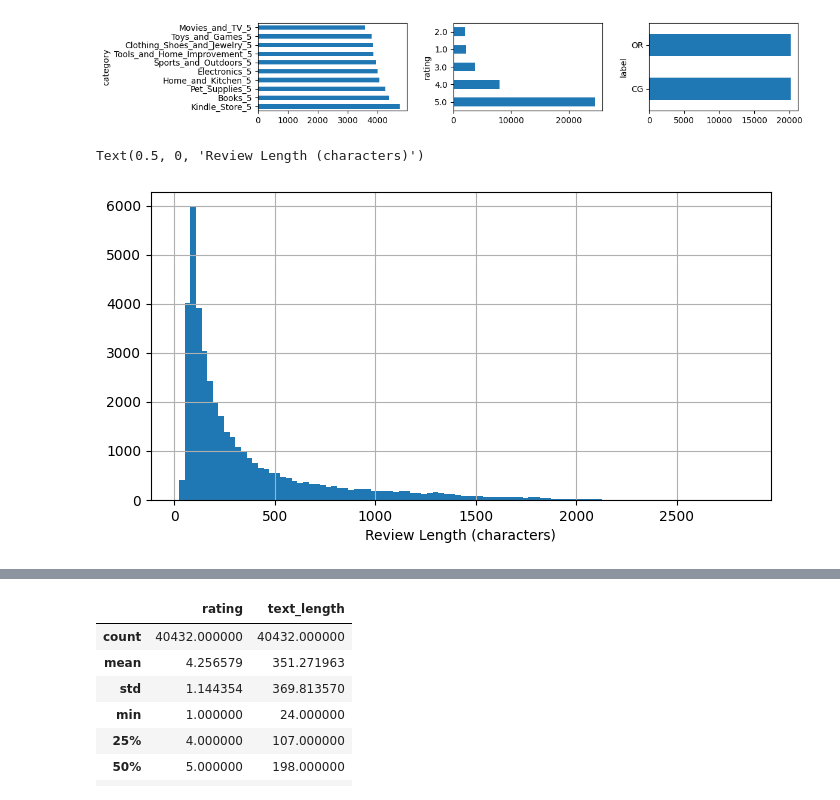
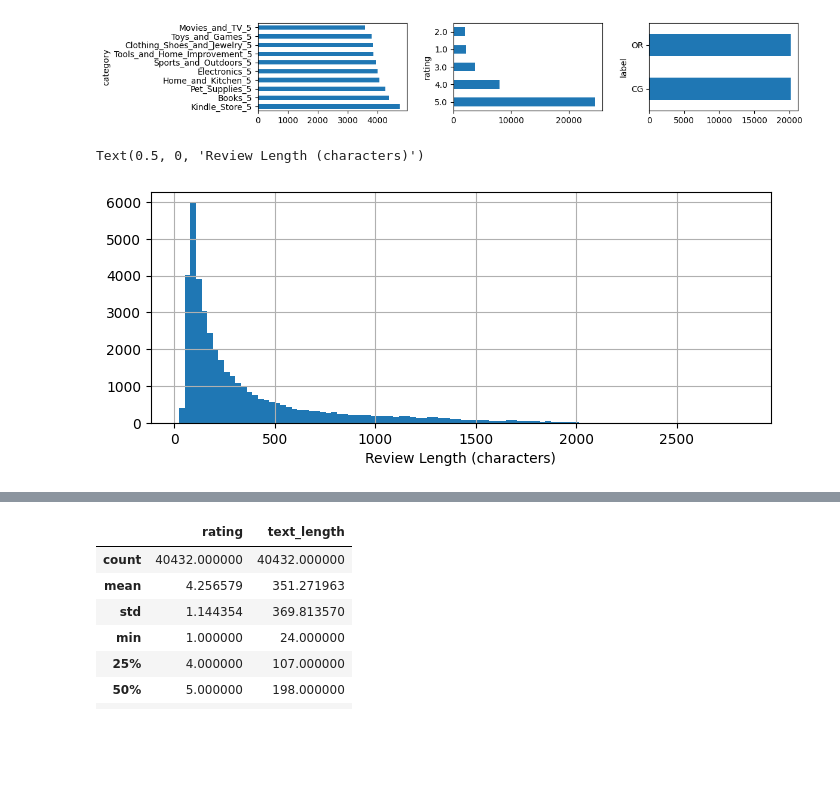
Before and after one commit to quickSilverShanks/ReviewSentinel, a Jupyter notebook: data_profiling.ipynb, the cells around one changed output, grey strips where cells are left out. Cells and saved outputs as stored; diff of their text form; code cells hidden in the pictures; blank space fills up the shorter version.

```diff
--- a/data_profiling.ipynb
+++ b/data_profiling.ipynb
@@ -80,8 +93,8 @@ plt.tight_layout()
 # %% [output]
 [figure]
 # %%
-reviews_all['text_length'].hist(bins=100, figsize=(8,4))
+reviews_all['text_length'].hist(bins=100, figsize=(8,3))
 plt.xlabel("Review Length (characters)")
 # %% [output]
 Text(0.5, 0, 'Review Length (characters)')
-[figure, old version]
+[figure, new version]
```
Also changed, not shown: parts of 36 cells of this notebook, 8 other files.
